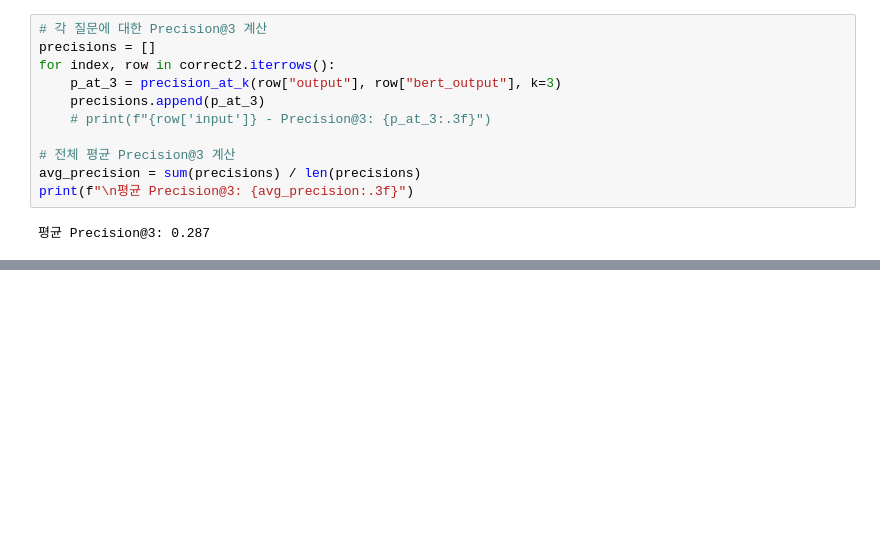
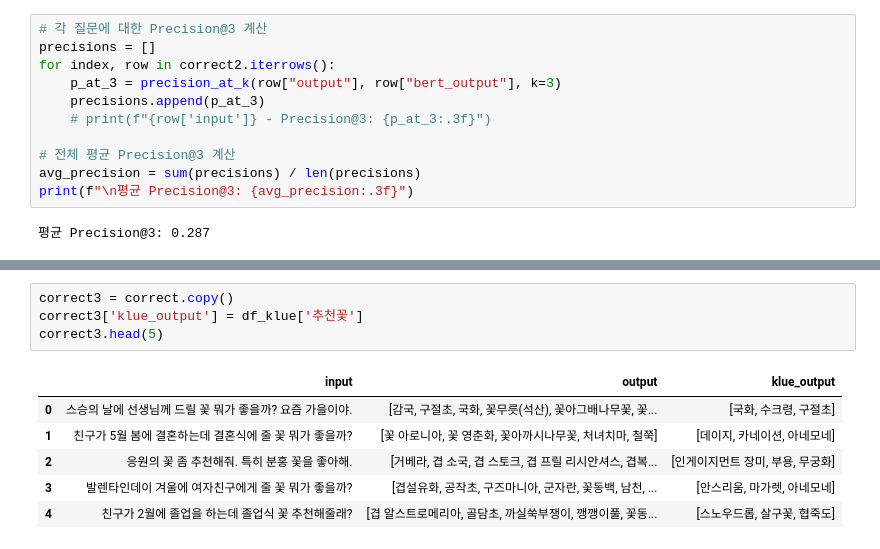
Before and after one commit to Fiurinee-Tave/Model, a Jupyter notebook: data/14_추천시스템_평가.ipynb, the cells around one changed output, grey strips where cells are left out. Saved outputs shown, nothing was run; the diff lists cells and outputs as text; blank space fills up the shorter version.

```diff
--- a/data/14_추천시스템_평가.ipynb
+++ b/data/14_추천시스템_평가.ipynb
@@ -303,0 +337,11 @@ print(f"\n평균 Precision@3: {avg_precision:.3f}")
+# %%
+correct3 = correct.copy()
+correct3['klue_output'] = df_klue['추천꽃']
+correct3.head(5)
+# %% [output]
+|  | input | output | klue_output |
+| 0 | 스승의 날에 선생님께 드릴 꽃 뭐가 좋을까? 요즘 가을이야. | [감국, 구절초, 국화, 꽃무릇(석산), 꽃아그배나무꽃, 꽃... | [국화, 수크령, 구절초] |
+| 1 | 친구가 5월 봄에 결혼하는데 결혼식에 줄 꽃 뭐가 좋을까? | [꽃 아로니아, 꽃 영춘화, 꽃아까시나무꽃, 처녀치마, 철쭉] | [데이지, 카네이션, 아네모네] |
+| 2 | 응원의 꽃 좀 추천해줘. 특히 분홍 꽃을 좋아해. | [거베라, 겹 소국, 겹 스토크, 겹 프릴 리시안셔스, 겹복... | [인게이지먼트 장미, 부용, 무궁화] |
+| 3 | 발렌타인데이 겨울에 여자친구에게 줄 꽃 뭐가 좋을까? | [겹설유화, 공작초, 구즈마니아, 군자란, 꽃동백, 남천, ... | [안스리움, 마가렛, 아네모네] |
+| 4 | 친구가 2월에 졸업을 하는데 졸업식 꽃 추천해줄래? | [겹 알스트로메리아, 골담초, 까실쑥부쟁이, 깽깽이풀, 꽃동... | [스노우드롭, 살구꽃, 협죽도] |
```
Also changed, not shown: parts of 11 cells of this notebook, 1 other file.
